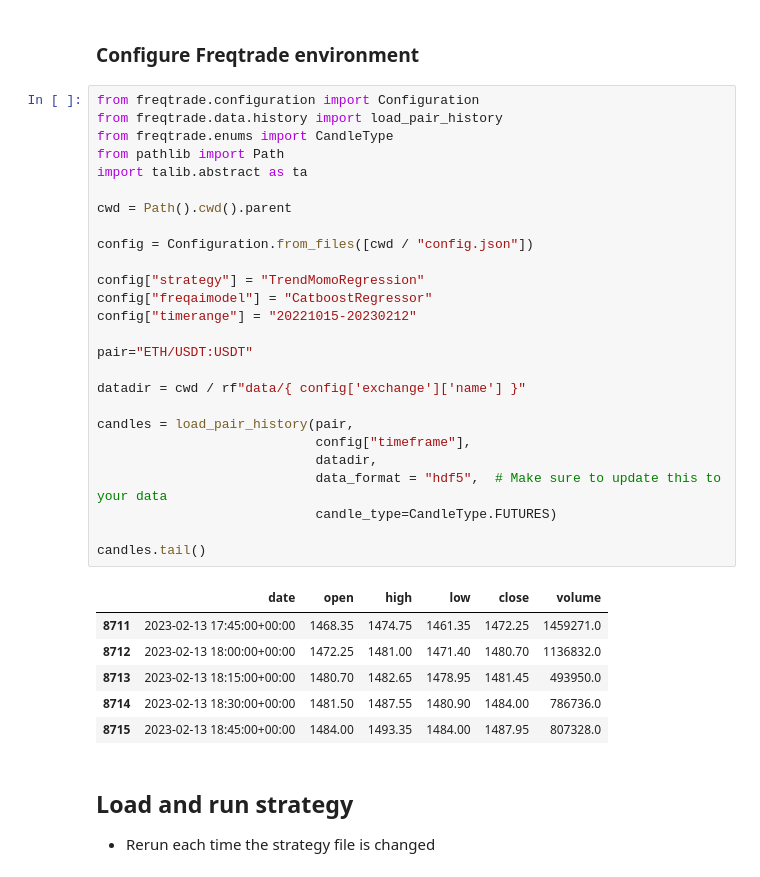
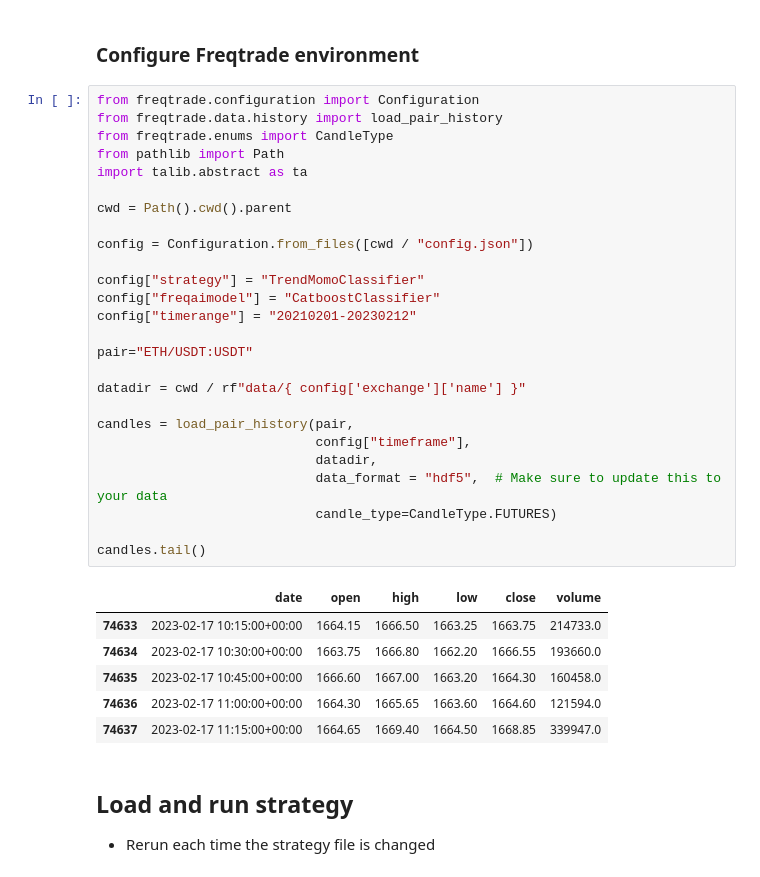
Before and after one commit to jacobsterling/quantative-analysis, a Jupyter notebook: notebooks/strategy_analysis.ipynb, the cells around one changed output. Cells and saved outputs as stored; diff of their text form.

Commit message:
update to classifier

```diff
--- a/notebooks/strategy_analysis.ipynb
+++ b/notebooks/strategy_analysis.ipynb
@@ -9,36 +9,36 @@ Please follow the [documentation](https://www.freqtrade.io/en/stable/data-downlo
 # %%
 from freqtrade.configuration import Configuration
 from freqtrade.data.history import load_pair_history
 from freqtrade.enums import CandleType
 from pathlib import Path
 import talib.abstract as ta
 
 cwd = Path().cwd().parent
 
 config = Configuration.from_files([cwd / "config.json"])
 
-config["strategy"] = "TrendMomoRegression"
-config["freqaimodel"] = "CatboostRegressor"
-config["timerange"] = "20221015-20230212"
+config["strategy"] = "TrendMomoClassifier"
+config["freqaimodel"] = "CatboostClassifier"
+config["timerange"] = "20210201-20230212"
 
 pair="ETH/USDT:USDT"
 
 datadir = cwd / rf"data/{ config['exchange']['name'] }"
 
 candles = load_pair_history(pair,
                             config["timeframe"],
                             datadir,
                             data_format = "hdf5",  # Make sure to update this to your data
                             candle_type=CandleType.FUTURES)
 
 candles.tail()
 # %% [output]
 |  | date | open | high | low | close | volume |
-| 8711 | 2023-02-13 17:45:00+00:00 | 1468.35 | 1474.75 | 1461.35 | 1472.25 | 1459271.0 |
-| 8712 | 2023-02-13 18:00:00+00:00 | 1472.25 | 1481.00 | 1471.40 | 1480.70 | 1136832.0 |
-| 8713 | 2023-02-13 18:15:00+00:00 | 1480.70 | 1482.65 | 1478.95 | 1481.45 | 493950.0 |
-| 8714 | 2023-02-13 18:30:00+00:00 | 1481.50 | 1487.55 | 1480.90 | 1484.00 | 786736.0 |
-| 8715 | 2023-02-13 18:45:00+00:00 | 1484.00 | 1493.35 | 1484.00 | 1487.95 | 807328.0 |
+| 74633 | 2023-02-17 10:15:00+00:00 | 1664.15 | 1666.50 | 1663.25 | 1663.75 | 214733.0 |
+| 74634 | 2023-02-17 10:30:00+00:00 | 1663.75 | 1666.80 | 1662.20 | 1666.55 | 193660.0 |
+| 74635 | 2023-02-17 10:45:00+00:00 | 1666.60 | 1667.00 | 1663.20 | 1664.30 | 160458.0 |
+| 74636 | 2023-02-17 11:00:00+00:00 | 1664.30 | 1665.65 | 1663.60 | 1664.60 | 121594.0 |
+| 74637 | 2023-02-17 11:15:00+00:00 | 1664.65 | 1669.40 | 1664.50 | 1668.85 | 339947.0 |
 # %% [markdown]
 ## Load and run strategy
 * Rerun each time the strategy file is changed
```
Also changed, not shown: parts of 18 cells of this notebook, 21 other files.
